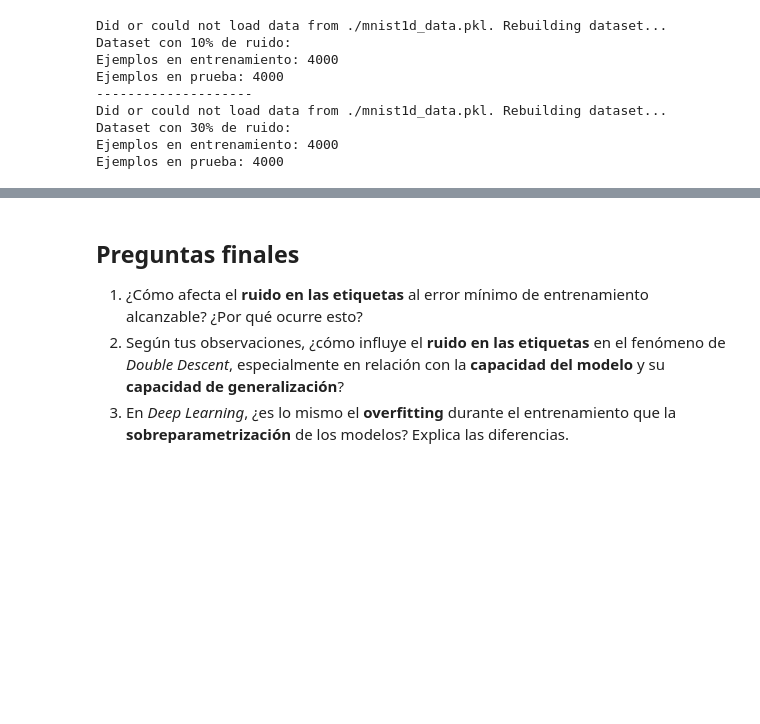
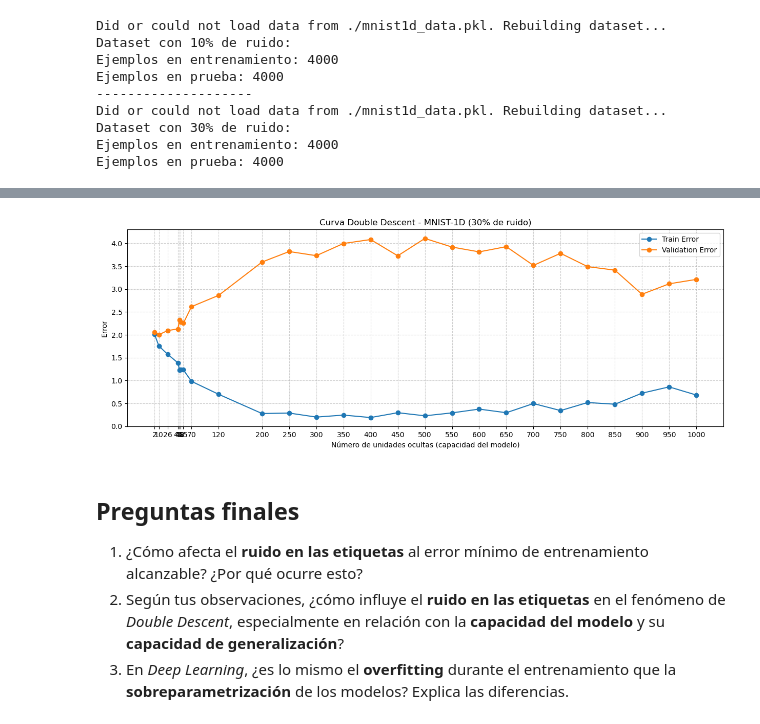
Before and after one commit to nataliacampiglia/deep_learling_tarea_2, a Jupyter notebook: Notebook_Double_Descent.ipynb, the cells around one changed output, grey strips where cells are left out. Saved outputs shown, nothing was run; the diff lists cells and outputs as text; code cells hidden in the pictures; blank space fills up the shorter version.

```diff
--- a/Notebook_Double_Descent.ipynb
+++ b/Notebook_Double_Descent.ipynb
@@ -377,0 +419,13 @@ Ejemplos en prueba: 4000
+# %%
+train_loader_noisy_30, val_loader_noisy_30 = get_dataloaders(data_noisy_30)
+training_errors_noisy_30 = []
+validation_errors_noisy_30 = []
+for n_hidden in HIDDEN_SIZES:
+    print(f"\nEntrenando modelo con {n_hidden} unidades ocultas")
+    train_error, val_error = train_model(n_hidden, train_loader_noisy_30, val_loader_noisy_30)
+    training_errors_noisy_30.append(train_error)
+    validation_errors_noisy_30.append(val_error)
+
+print(f"Entrenamiento finalizado. Errores finales:")
+print(f"Entrenamiento: {training_errors_noisy_30}")
+print(f"Validación: {validation_errors_noisy_30}")
@@ -378,3 +450,7 @@ Ejemplos en prueba: 4000
+# %%
+plot_double_descent(training_errors_noisy_30, validation_errors_noisy_30, title="Curva Double Descent - MNIST-1D (30% de ruido)")
+# %% [output]
+[figure, added]
 # %% [markdown]
 ## Preguntas finales
 
```
Also changed, not shown: parts of 13 cells of this notebook.
